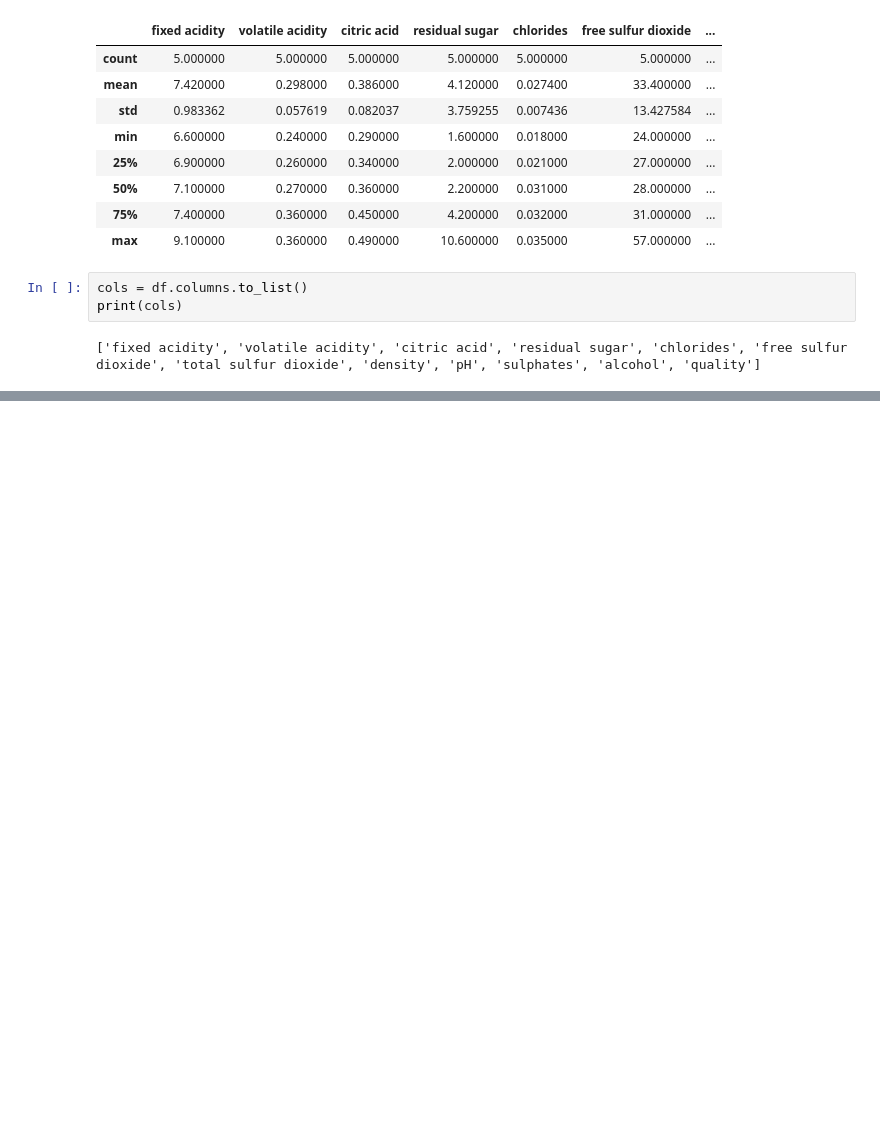
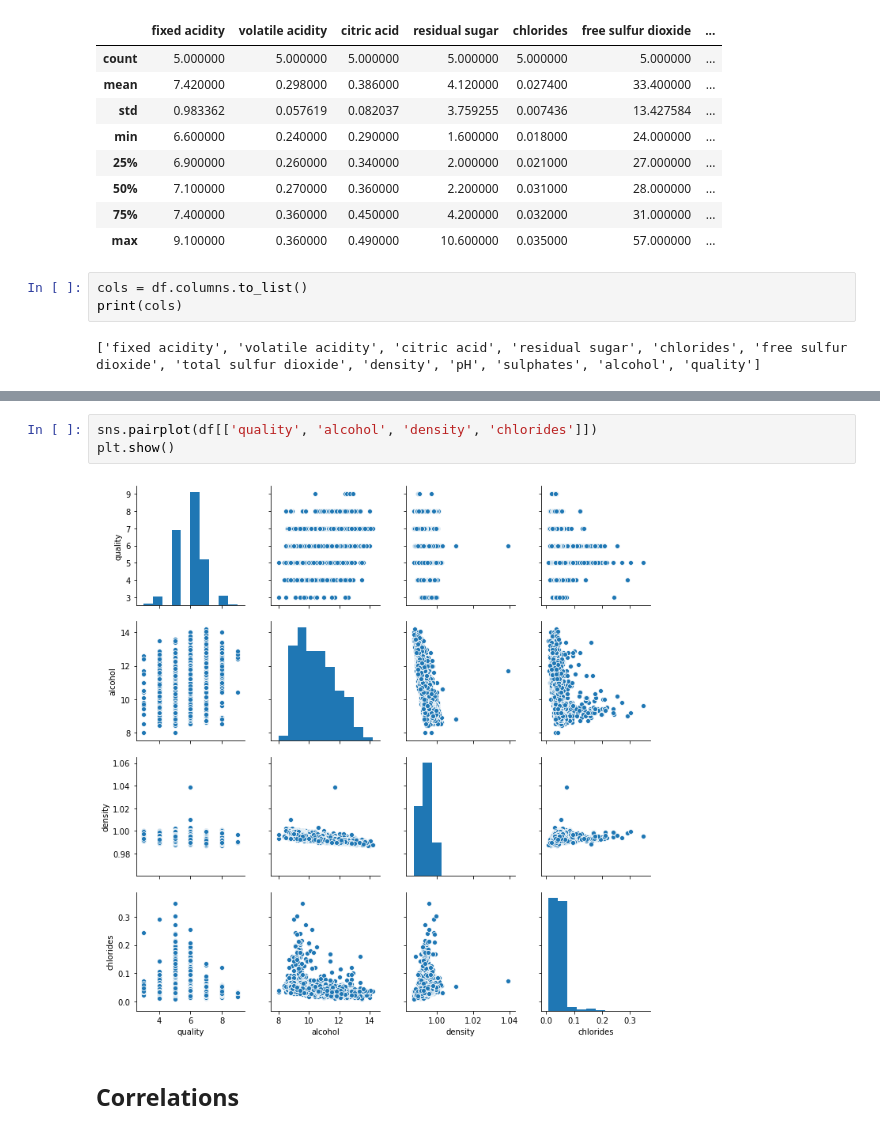
Before and after one commit to cfalguiere/demo-mlflow, a Jupyter notebook: demo-wine/explore-data.ipynb, the cells around one changed output, grey strips where cells are left out. Cells and saved outputs as stored; diff of their text form; blank space fills up the shorter version.

```diff
--- a/demo-wine/explore-data.ipynb
+++ b/demo-wine/explore-data.ipynb
@@ -94,3 +141,10 @@ print(cols)
+# %%
+sns.pairplot(df[['quality', 'alcohol', 'density', 'chlorides']])
+plt.show()
+# %% [output]
+[figure, added]
+# %% [markdown]
+## Correlations
 # %%
 #palette = sns.color_palette("muted")
 palette = sns.color_palette("RdBu", n_colors=4)
```
Also changed, not shown: parts of 14 cells of this notebook, 3 other files.
